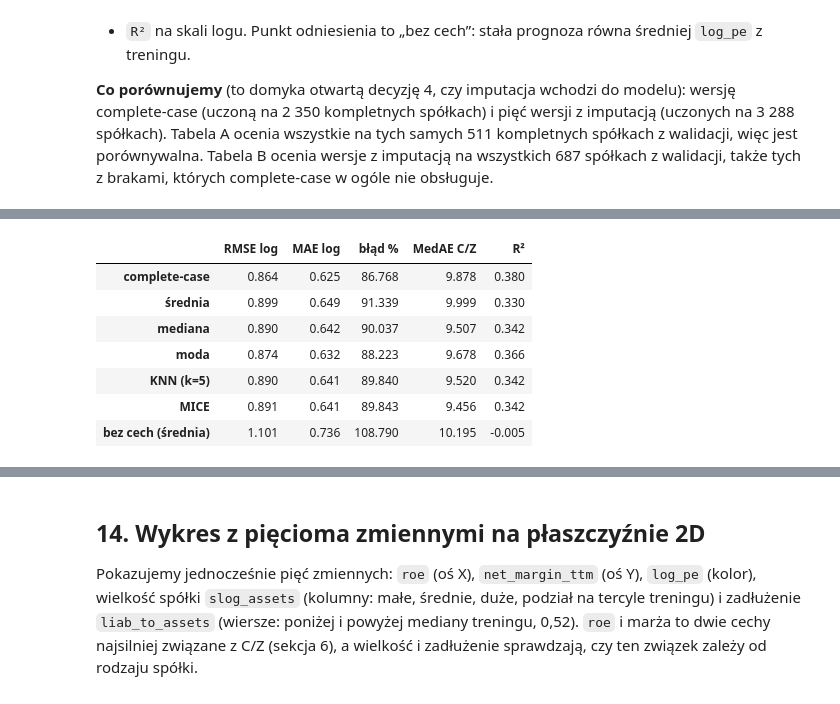
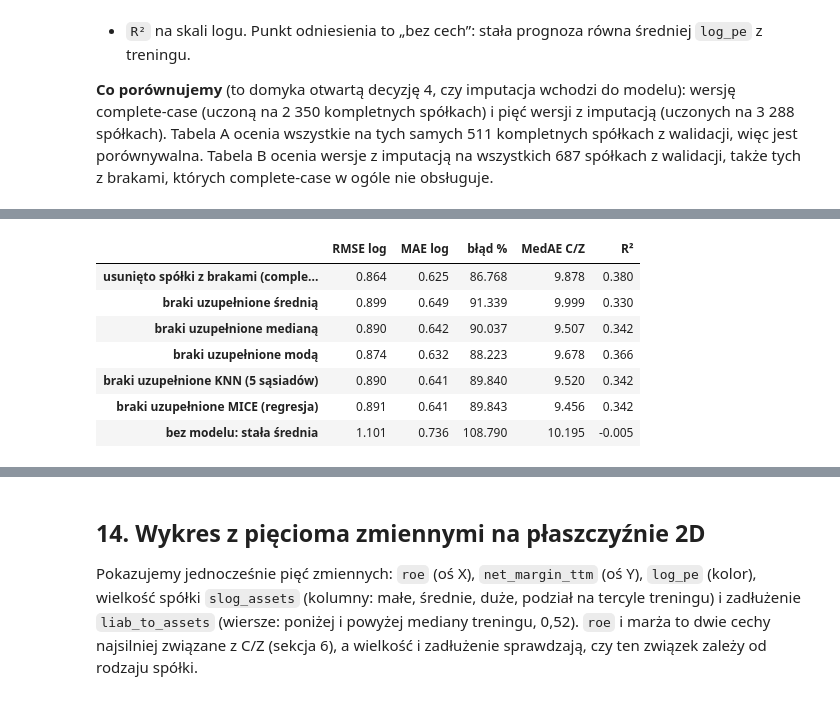
Before and after one commit to HubertChruscicki/Predicting-P-E-model, a Jupyter notebook: PE_Prediction_Model.ipynb, the cells around one changed output, grey strips where cells are left out. Saved outputs shown, nothing was run; the diff lists cells and outputs as text; code cells hidden in the pictures.

```diff
--- a/PE_Prediction_Model.ipynb
+++ b/PE_Prediction_Model.ipynb
@@ -1466,6 +1469,15 @@ display(tab_scal.round(2))
 
 **Co porównujemy** (to domyka otwartą decyzję 4, czy imputacja wchodzi do modelu): wersję complete-case (uczoną na 2 350 kompletnych spółkach) i pięć wersji z imputacją (uczonych na 3 288 spółkach). Tabela A ocenia wszystkie na tych samych 511 kompletnych spółkach z walidacji, więc jest porównywalna. Tabela B ocenia wersje z imputacją na wszystkich 687 spółkach z walidacji, także tych z brakami, których complete-case w ogóle nie obsługuje.
 # %%
+ROW_LABELS = {
+    "complete-case": "usunięto spółki z brakami (complete-case)",
+    "średnia": "braki uzupełnione średnią",
+    "mediana": "braki uzupełnione medianą",
+    "moda": "braki uzupełnione modą",
+    "KNN (k=5)": "braki uzupełnione KNN (5 sąsiadów)",
+    "MICE": "braki uzupełnione MICE (regresja)",
+    "bez cech (średnia)": "bez modelu: stała średnia",
+}
 def metrics(y, p):
     # y, p na skali logu; RMSE i MAE na logu, błąd w % C/Z, MedAE w jednostkach C/Z po exp
     e = p - y
@@ -1474,41 +1486,41 @@ def metrics(y, p):
             "MedAE C/Z": np.median(np.abs(np.exp(p) - np.exp(y))),
             "R²": 1 - np.sum(e ** 2) / np.sum((y - y.mean()) ** 2)}
 
-def fit_eval(X_tr, S_tr, y_tr, evals):
+def fit_and_evaluate(X_tr, S_tr, y_tr, evals):
     # skaler i model uczone tylko na treningu; evals: nazwa -> (X, S, y)
-    sc = RankScaler().fit(X_tr)
-    model = LinearRegression().fit(design(sc, X_tr, S_tr), y_tr)
-    return {n: metrics(y.to_numpy(), model.predict(design(sc, X, S))) for n, (X, S, y) in evals.items()}
+    scaler = RankScaler().fit(X_tr)
+    model = LinearRegression().fit(design(scaler, X_tr, S_tr), y_tr)
+    return {n: metrics(y.to_numpy(), model.predict(design(scaler, X, S))) for n, (X, S, y) in evals.items()}
 
-ids_cc = cc_valid.index
-S_cc = {n: pd.DataFrame(ohe.transform(d[["sector"]]), index=d.index, columns=SECTOR_COLS)
+ids_complete_valid = cc_valid.index
+onehot_complete = {n: pd.DataFrame(ohe.transform(d[["sector"]]), index=d.index, columns=SECTOR_COLS)
         for n, d in (("train", cc_train), ("valid", cc_valid))}
-y_cc_valid, y_imp_valid = cc_valid["log_pe"], imp_valid["log_pe"]
+y_valid_complete, y_valid_imputed = cc_valid["log_pe"], imp_valid["log_pe"]
 
 # A. wszystkie wersje na tych samych 511 kompletnych spółkach z walidacji (porównywalne)
 # B. wersje z imputacją na wszystkich 687 spółkach z walidacji (także tych z brakami)
-res_a, res_b = {}, {}
-res_a["complete-case"] = fit_eval(cc_train[FEAT], S_cc["train"], cc_train["log_pe"],
-                                  {"v": (cc_valid[FEAT], S_cc["valid"], y_cc_valid)})["v"]
-for name, (tr, va, _) in IMPUTED.items():
-    r = fit_eval(tr, S_train, imp_train["log_pe"],
-                 {"cc": (va.loc[ids_cc], S_valid.loc[ids_cc], y_cc_valid), "all": (va, S_valid, y_imp_valid)})
-    res_a[name], res_b[name] = r["cc"], r["all"]
+results_valid_complete, results_valid_imputed = {}, {}
+results_valid_complete["complete-case"] = fit_and_evaluate(cc_train[FEAT], onehot_complete["train"], cc_train["log_pe"],
+                                  {"v": (cc_valid[FEAT], onehot_complete["valid"], y_valid_complete)})["v"]
+for name, (train_fold, valid_fold, _) in IMPUTED.items():
+    r = fit_and_evaluate(train_fold, S_train, imp_train["log_pe"],
+                 {"cc": (valid_fold.loc[ids_complete_valid], S_valid.loc[ids_complete_valid], y_valid_complete), "all": (valid_fold, S_valid, y_valid_imputed)})
+    results_valid_complete[name], results_valid_imputed[name] = r["cc"], r["all"]
 # punkt odniesienia: średnia log(P/E) z treningu, bez cech
-for res, y, tr_y in ((res_a, y_cc_valid, cc_train["log_pe"]), (res_b, y_imp_valid, imp_train["log_pe"])):
-    res["bez cech (średnia)"] = metrics(y.to_numpy(), np.full(len(y), tr_y.mean()))
+for res, y, train_target in ((results_valid_complete, y_valid_complete, cc_train["log_pe"]), (results_valid_imputed, y_valid_imputed, imp_train["log_pe"])):
+    res["bez cech (średnia)"] = metrics(y.to_numpy(), np.full(len(y), train_target.mean()))
 
-tab_a = pd.DataFrame(res_a).T
-tab_b = pd.DataFrame(res_b).T[["RMSE log", "MAE log", "błąd %", "MedAE C/Z", "R²"]]
-print("A. 511 kompletnych spółek z walidacji (cc_valid):")
-display(tab_a.round(3))
-print("B. 687 spółek z walidacji (imp_valid), wersje z imputacją:")
-display(tab_b.round(3))
+table_valid_complete = pd.DataFrame(results_valid_complete).T
+table_valid_imputed = pd.DataFrame(results_valid_imputed).T[["RMSE log", "MAE log", "błąd %", "MedAE C/Z", "R²"]]
+print("Tabela A: tylko spółki kompletne (511 z walidacji). Wszystkie wersje oceniane na tych samych spółkach:")
+display(table_valid_complete.rename(index=ROW_LABELS).round(3))
+print("Tabela B: wszystkie spółki walidacji (687), w tym 176 z uzupełnionymi brakami. Tylko wersje z imputacją:")
+display(table_valid_imputed.rename(index=ROW_LABELS).round(3))
 
-# wybór wersji imputacji do dalszych sekcji: najniższy RMSE na B; różnice poniżej TIE traktujemy jako remis i bierzemy medianę
-TIE = 0.03
-rmse_b = tab_b.loc[list(IMPUTED), "RMSE log"]
-tied = rmse_b.index[rmse_b <= rmse_b.min() + TIE].tolist()
-BASE_IMPUTATION = "mediana" if "mediana" in tied else rmse_b.idxmin()
-print(f"Najlepszy RMSE na B: {rmse_b.idxmin()} ({rmse_b.min():.3f}) | w remisie (różnica ≤ {TIE}): {tied} | wybrana: {BASE_IMPUTATION}")
+# wybór wersji imputacji do dalszych sekcji: najniższy RMSE na B; różnice poniżej TIE_THRESHOLD traktujemy jako remis i bierzemy medianę
+TIE_THRESHOLD = 0.03
+rmse_valid_imputed = table_valid_imputed.loc[list(IMPUTED), "RMSE log"]
+tied_methods = rmse_valid_imputed.index[rmse_valid_imputed <= rmse_valid_imputed.min() + TIE_THRESHOLD].tolist()
+CHOSEN_IMPUTATION = "mediana" if "mediana" in tied_methods else rmse_valid_imputed.idxmin()
+print(f"Wybór imputacji (tabela B), najlepszy RMSE: {rmse_valid_imputed.idxmin()} ({rmse_valid_imputed.min():.3f}) | w remisie (różnica ≤ {TIE_THRESHOLD}): {tied_methods} | wybrana: {CHOSEN_IMPUTATION}")
 # %% [output]
@@ -1516,8 +1528,8 @@ A. 511 kompletnych spółek z walidacji (cc_valid):
 |  | RMSE log | MAE log | błąd % | MedAE C/Z | R² |
-| complete-case | 0.864 | 0.625 | 86.768 | 9.878 | 0.380 |
-| średnia | 0.899 | 0.649 | 91.339 | 9.999 | 0.330 |
-| mediana | 0.890 | 0.642 | 90.037 | 9.507 | 0.342 |
-| moda | 0.874 | 0.632 | 88.223 | 9.678 | 0.366 |
-| KNN (k=5) | 0.890 | 0.641 | 89.840 | 9.520 | 0.342 |
-| MICE | 0.891 | 0.641 | 89.843 | 9.456 | 0.342 |
-| bez cech (średnia) | 1.101 | 0.736 | 108.790 | 10.195 | -0.005 |
+| usunięto spółki z brakami (comple... | 0.864 | 0.625 | 86.768 | 9.878 | 0.380 |
+| braki uzupełnione średnią | 0.899 | 0.649 | 91.339 | 9.999 | 0.330 |
+| braki uzupełnione medianą | 0.890 | 0.642 | 90.037 | 9.507 | 0.342 |
+| braki uzupełnione modą | 0.874 | 0.632 | 88.223 | 9.678 | 0.366 |
+| braki uzupełnione KNN (5 sąsiadów) | 0.890 | 0.641 | 89.840 | 9.520 | 0.342 |
+| braki uzupełnione MICE (regresja) | 0.891 | 0.641 | 89.843 | 9.456 | 0.342 |
+| bez modelu: stała średnia | 1.101 | 0.736 | 108.790 | 10.195 | -0.005 |
```
Also changed, not shown: parts of 22 cells of this notebook, 6 other files.
